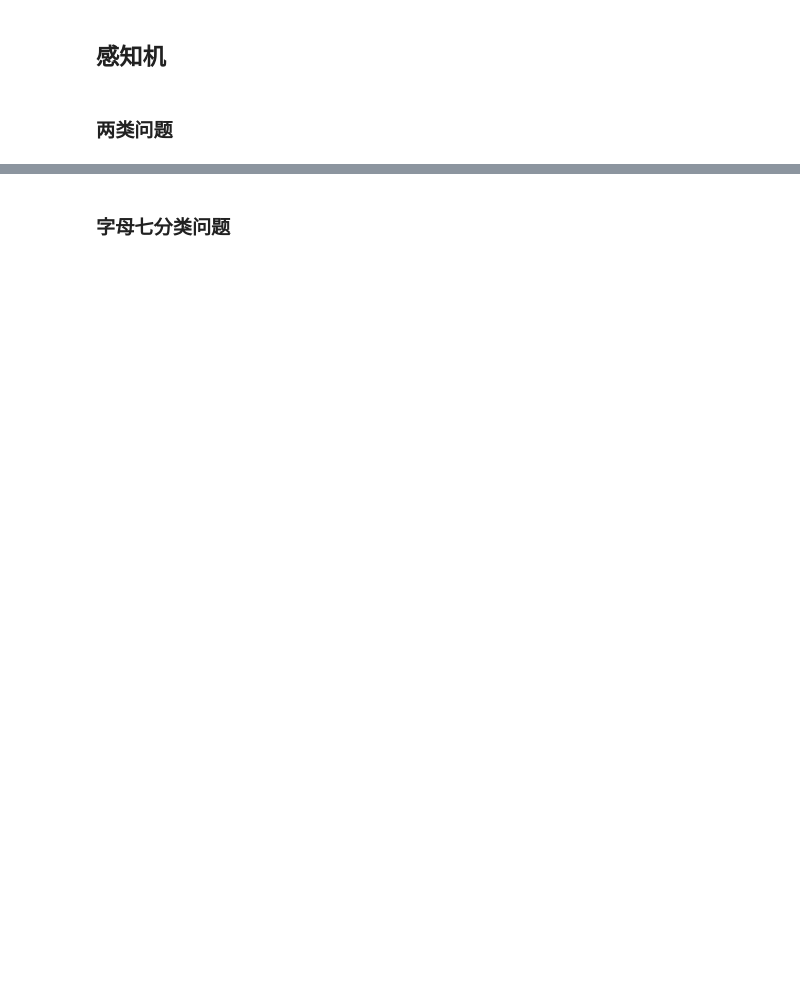
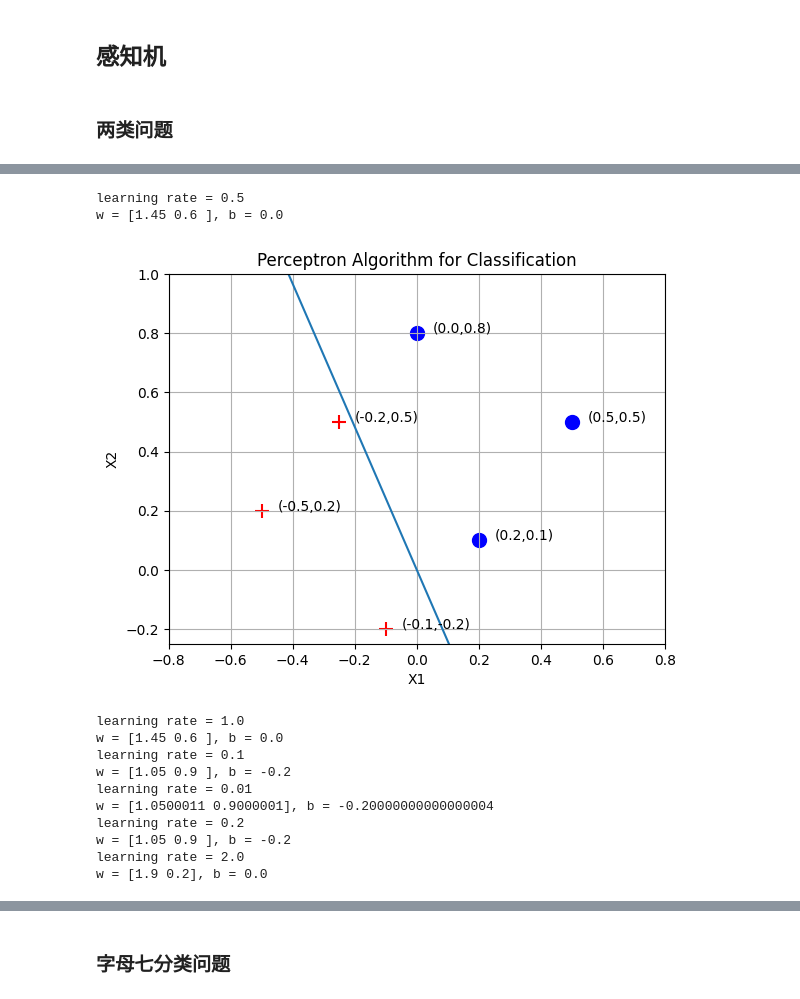
Before and after one commit to scpsyl/Artificial_NN_Hw, a Jupyter notebook: Homework1/Task2.ipynb, the cells around one changed output, grey strips where cells are left out. Saved outputs shown, nothing was run; the diff lists cells and outputs as text; code cells hidden in the pictures; blank space fills up the shorter version.

```diff
--- a/Homework1/Task2.ipynb
+++ b/Homework1/Task2.ipynb
@@ -80,0 +62,52 @@ Trained bias: 0.0
+# %%
+# Draw the structure of the perceptron network
+from graphviz import Digraph
+
+def draw_perceptron_network(perceptron, input_dim, filename='perceptron_network.png'):
+    dot = Digraph()
+
+    for i in range(input_dim):
+        dot.node(f'X{i+1}', f'X{i+1}')
+    dot.node('Y', 'Y')
+    for i in range(input_dim):
+        dot.edge(f'X{i+1}', 'Y', label=f'w{i+1}={perceptron.w[i]:.2f}')
+    dot.edge('bias', 'Y', label=f'b={perceptron.b:.2f}')
+    dot.render(filename, format='png', cleanup=True)
+# %%
+
+data = np.array(xdim)
+label = np.array(ldim)
+
+perceptron = Perceptron(rate=0.5)
+perceptron.fit(data, label)
+perceptron.show(data, label)
+draw_perceptron_network(perceptron,input_dim=2)
+
+perceptron_1 = Perceptron(rate=1.0)
+perceptron_1.fit(data, label)
+
+perceptron_2 = Perceptron(rate=0.1)
+perceptron_2.fit(data, label)
+
+perceptron_3 = Perceptron(rate=0.01)
+perceptron_3.fit(data, label)
+
+perceptron_4 = Perceptron(rate=0.2)
+perceptron_4.fit(data, label)
+
+perceptron_5 = Perceptron(rate=2.0)
+perceptron_5.fit(data, label)
+# %% [output]
+learning rate = 0.5
+w = [1.45 0.6 ], b = 0.0
+[figure, added]
+learning rate = 1.0
+w = [1.45 0.6 ], b = 0.0
+learning rate = 0.1
+w = [1.05 0.9 ], b = -0.2
+learning rate = 0.01
+w = [1.0500011 0.9000001], b = -0.20000000000000004
+learning rate = 0.2
+w = [1.05 0.9 ], b = -0.2
+learning rate = 2.0
+w = [1.9 0.2], b = 0.0
```
Also changed, not shown: parts of 13 cells of this notebook, 2 other files.
